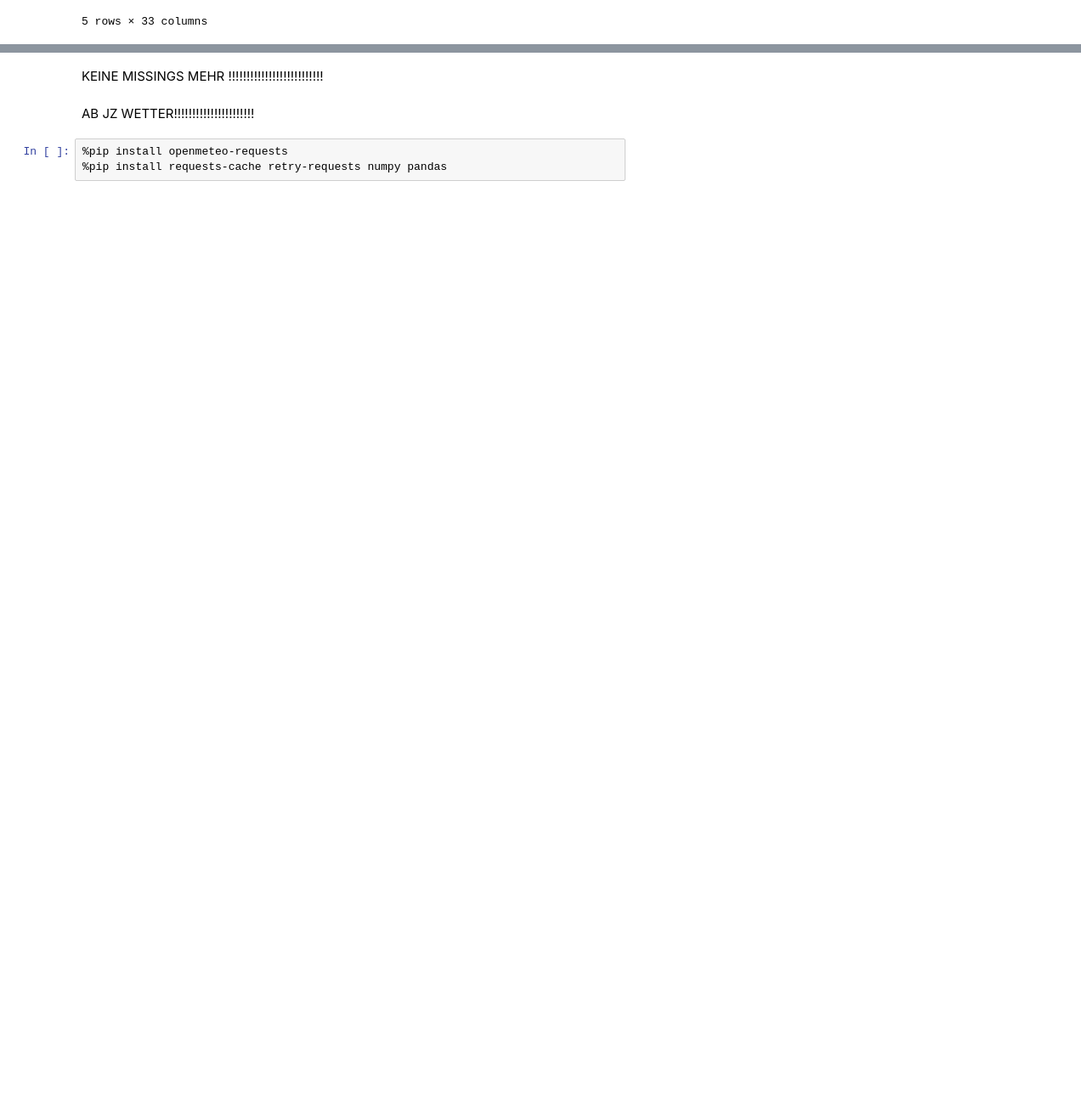
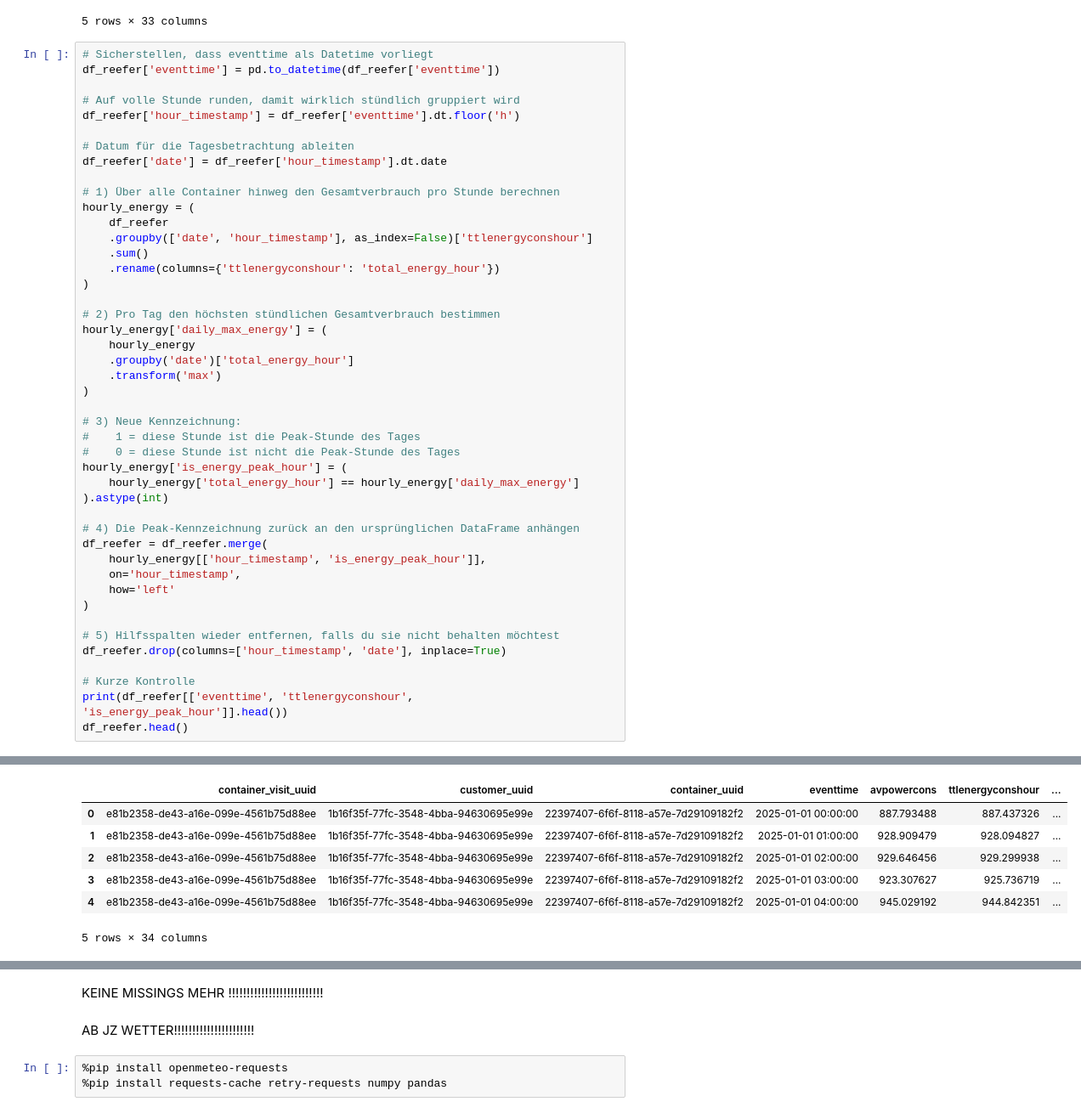
Before and after one commit to janofrank/Merge-Error, a Jupyter notebook: Merge_Error_Main.ipynb, the cells around one changed output, grey strips where cells are left out. Shown at 85% size. Cells and saved outputs as stored; diff of their text form; blank space fills up the shorter version.

```diff
--- a/Merge_Error_Main.ipynb
+++ b/Merge_Error_Main.ipynb
@@ -209,3 +209,49 @@ Index(['container_visit_uuid', 'customer_uuid', 'container_uuid', 'eventtime',
 | 3 | e81b2358-de43-a16e-099e-4561b75d88ee | 1b16f35f-77fc-3548-4bba-94630695e99e | 22397407-6f6f-8118-a57e-7d29109182f2 | 2025-01-01 03:00:00.000 | 923.307627 | 925.736719 | ... |
 | 4 | e81b2358-de43-a16e-099e-4561b75d88ee | 1b16f35f-77fc-3548-4bba-94630695e99e | 22397407-6f6f-8118-a57e-7d29109182f2 | 2025-01-01 04:00:00.000 | 945.029192 | 944.842351 | ... |
 5 rows × 33 columns
+# %%
+# Sicherstellen, dass eventtime als Datetime vorliegt
+df_reefer['eventtime'] = pd.to_datetime(df_reefer['eventtime'])
+
+# Auf volle Stunde runden, damit wirklich stündlich gruppiert wird
+df_reefer['hour_timestamp'] = df_reefer['eventtime'].dt.floor('h')
+
+# Datum für die Tagesbetrachtung ableiten
+df_reefer['date'] = df_reefer['hour_timestamp'].dt.date
+
+# 1) Über alle Container hinweg den Gesamtverbrauch pro Stunde berechnen
+hourly_energy = (
+    df_reefer
+    .groupby(['date', 'hour_timestamp'], as_index=False)['ttlenergyconshour']
+    .sum()
+    .rename(columns={'ttlenergyconshour': 'total_energy_hour'})
+)
+
+# 2) Pro Tag den höchsten stündlichen Gesamtverbrauch bestimmen
+hourly_energy['daily_max_energy'] = (
+    hourly_energy
+    .groupby('date')['total_energy_hour']
+    .transform('max')
+)
+
+# 3) Neue Kennzeichnung:
+#    1 = diese Stunde ist die Peak-Stunde des Tages
+#    0 = diese Stunde ist nicht die Peak-Stunde des Tages
+hourly_energy['is_energy_peak_hour'] = (
+    hourly_energy['total_energy_hour'] == hourly_energy['daily_max_energy']
+).astype(int)
+
+# 4) Die Peak-Kennzeichnung zurück an den ursprünglichen DataFrame anhängen
+df_reefer = df_reefer.merge(
+    hourly_energy[['hour_timestamp', 'is_energy_peak_hour']],
+    on='hour_timestamp',
+    how='left'
+)
+
+# 5) Hilfsspalten wieder entfernen, falls du sie nicht behalten möchtest
+df_reefer.drop(columns=['hour_timestamp', 'date'], inplace=True)
+
+# Kurze Kontrolle
+print(df_reefer[['eventtime', 'ttlenergyconshour', 'is_energy_peak_hour']].head())
+df_reefer.head()
+# %% [output]
@@ -212,3 +264,10 @@ Index(['container_visit_uuid', 'customer_uuid', 'container_uuid', 'eventtime',
+|  | container_visit_uuid | customer_uuid | container_uuid | eventtime | avpowercons | ttlenergyconshour | ... |
+| 0 | e81b2358-de43-a16e-099e-4561b75d88ee | 1b16f35f-77fc-3548-4bba-94630695e99e | 22397407-6f6f-8118-a57e-7d29109182f2 | 2025-01-01 00:00:00 | 887.793488 | 887.437326 | ... |
+| 1 | e81b2358-de43-a16e-099e-4561b75d88ee | 1b16f35f-77fc-3548-4bba-94630695e99e | 22397407-6f6f-8118-a57e-7d29109182f2 | 2025-01-01 01:00:00 | 928.909479 | 928.094827 | ... |
+| 2 | e81b2358-de43-a16e-099e-4561b75d88ee | 1b16f35f-77fc-3548-4bba-94630695e99e | 22397407-6f6f-8118-a57e-7d29109182f2 | 2025-01-01 02:00:00 | 929.646456 | 929.299938 | ... |
+| 3 | e81b2358-de43-a16e-099e-4561b75d88ee | 1b16f35f-77fc-3548-4bba-94630695e99e | 22397407-6f6f-8118-a57e-7d29109182f2 | 2025-01-01 03:00:00 | 923.307627 | 925.736719 | ... |
+| 4 | e81b2358-de43-a16e-099e-4561b75d88ee | 1b16f35f-77fc-3548-4bba-94630695e99e | 22397407-6f6f-8118-a57e-7d29109182f2 | 2025-01-01 04:00:00 | 945.029192 | 944.842351 | ... |
+5 rows × 34 columns
 # %%
 df_reefer
 # %% [output]
```
Also changed, not shown: parts of 4 cells of this notebook.
